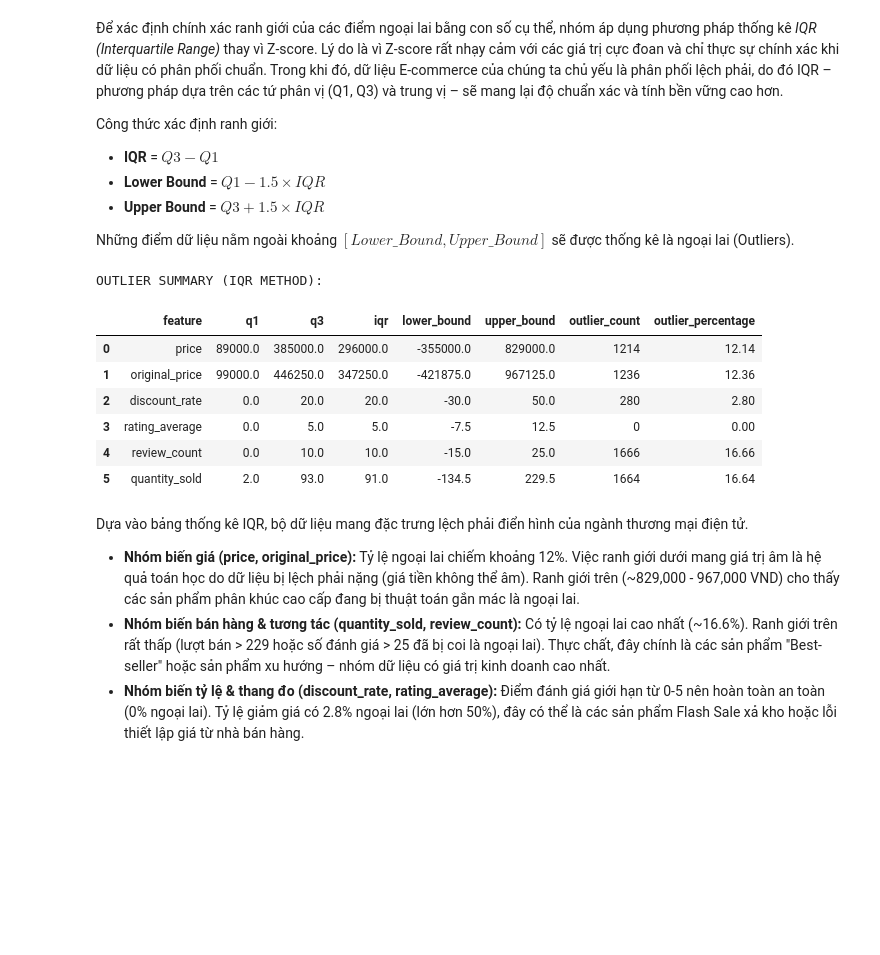
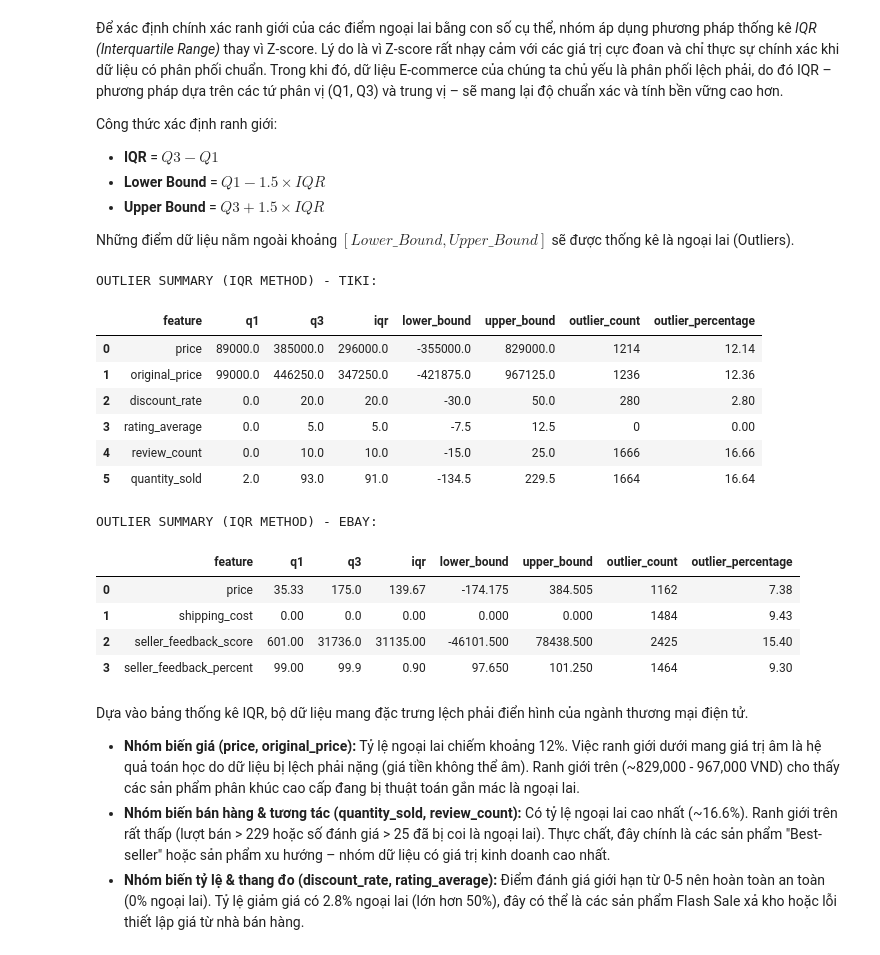
Before and after one commit to HuynhDucThinh/DV_Lab1, a Jupyter notebook: notebooks/02_data_preprocessing.ipynb, the cells around one changed output. Saved outputs shown, nothing was run; the diff lists cells and outputs as text; code cells hidden in the pictures; blank space fills up the shorter version.

```diff
--- a/notebooks/02_data_preprocessing.ipynb
+++ b/notebooks/02_data_preprocessing.ipynb
@@ -43,5 +60,12 @@ Total number of duplicate rows: 0
 # %%
 # 2. Check for completely empty rows
-num_empty_rows = df_products.isna().all(axis=1).sum()
-print(f"Total number of completely empty rows: {num_empty_rows}")
+num_empty_rows_tiki = df_tiki.isna().all(axis=1).sum()
+print(f"Total number of completely empty rows in Tiki: {num_empty_rows_tiki}")
+
+num_empty_rows_ebay = df_ebay.isna().all(axis=1).sum()
+print(f"Total number of completely empty rows in Ebay: {num_empty_rows_ebay}")
+
+# Xoá các dòng rỗng (nếu có)
+df_tiki.dropna(how='all', inplace=True)
+df_ebay.dropna(how='all', inplace=True)
 # %% [output]
@@ -104,22 +280,34 @@ Công thức xác định ranh giới:
 
 Những điểm dữ liệu nằm ngoài khoảng $[Lower\_Bound, Upper\_Bound]$ sẽ được thống kê là ngoại lai (Outliers).
 # %%
-outlier_summary_df = detect_outliers_iqr_summary(
-    df=df_products,
-    columns=numeric_features
+outlier_summary_tiki = detect_outliers_iqr_summary(
+    df=df_tiki,
+    columns=[c for c in numeric_features_tiki if c in df_tiki.columns]
 )
+print("OUTLIER SUMMARY (IQR METHOD) - TIKI:")
+display(outlier_summary_tiki)
 
-print("OUTLIER SUMMARY (IQR METHOD):")
-display(outlier_summary_df)
+outlier_summary_ebay = detect_outliers_iqr_summary(
+    df=df_ebay,
+    columns=[c for c in numeric_features_ebay if c in df_ebay.columns]
+)
+print("\nOUTLIER SUMMARY (IQR METHOD) - EBAY:")
+display(outlier_summary_ebay)
 # %% [output]
-OUTLIER SUMMARY (IQR METHOD):
+OUTLIER SUMMARY (IQR METHOD) - TIKI:
 |  | feature | q1 | q3 | iqr | lower_bound | upper_bound | outlier_count | outlier_percentage |
 | 0 | price | 89000.0 | 385000.0 | 296000.0 | -355000.0 | 829000.0 | 1214 | 12.14 |
 | 1 | original_price | 99000.0 | 446250.0 | 347250.0 | -421875.0 | 967125.0 | 1236 | 12.36 |
 | 2 | discount_rate | 0.0 | 20.0 | 20.0 | -30.0 | 50.0 | 280 | 2.80 |
 | 3 | rating_average | 0.0 | 5.0 | 5.0 | -7.5 | 12.5 | 0 | 0.00 |
 | 4 | review_count | 0.0 | 10.0 | 10.0 | -15.0 | 25.0 | 1666 | 16.66 |
 | 5 | quantity_sold | 2.0 | 93.0 | 91.0 | -134.5 | 229.5 | 1664 | 16.64 |
+OUTLIER SUMMARY (IQR METHOD) - EBAY:
+|  | feature | q1 | q3 | iqr | lower_bound | upper_bound | outlier_count | outlier_percentage |
+| 0 | price | 35.33 | 175.0 | 139.67 | -174.175 | 384.505 | 1162 | 7.38 |
+| 1 | shipping_cost | 0.00 | 0.0 | 0.00 | 0.000 | 0.000 | 1484 | 9.43 |
+| 2 | seller_feedback_score | 601.00 | 31736.0 | 31135.00 | -46101.500 | 78438.500 | 2425 | 15.40 |
+| 3 | seller_feedback_percent | 99.00 | 99.9 | 0.90 | 97.650 | 101.250 | 1464 | 9.30 |
 # %% [markdown]
 Dựa vào bảng thống kê IQR, bộ dữ liệu mang đặc trưng lệch phải điển hình của ngành thương mại điện tử.
 
```
Also changed, not shown: parts of 30 cells of this notebook, 1 other file.
